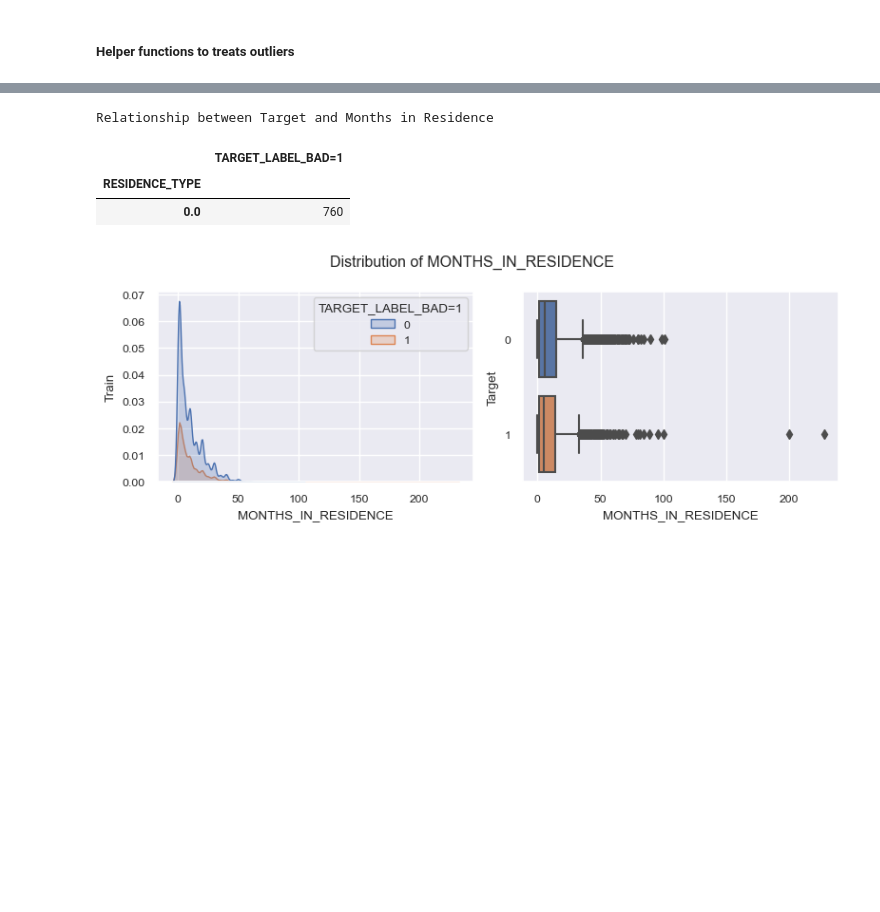
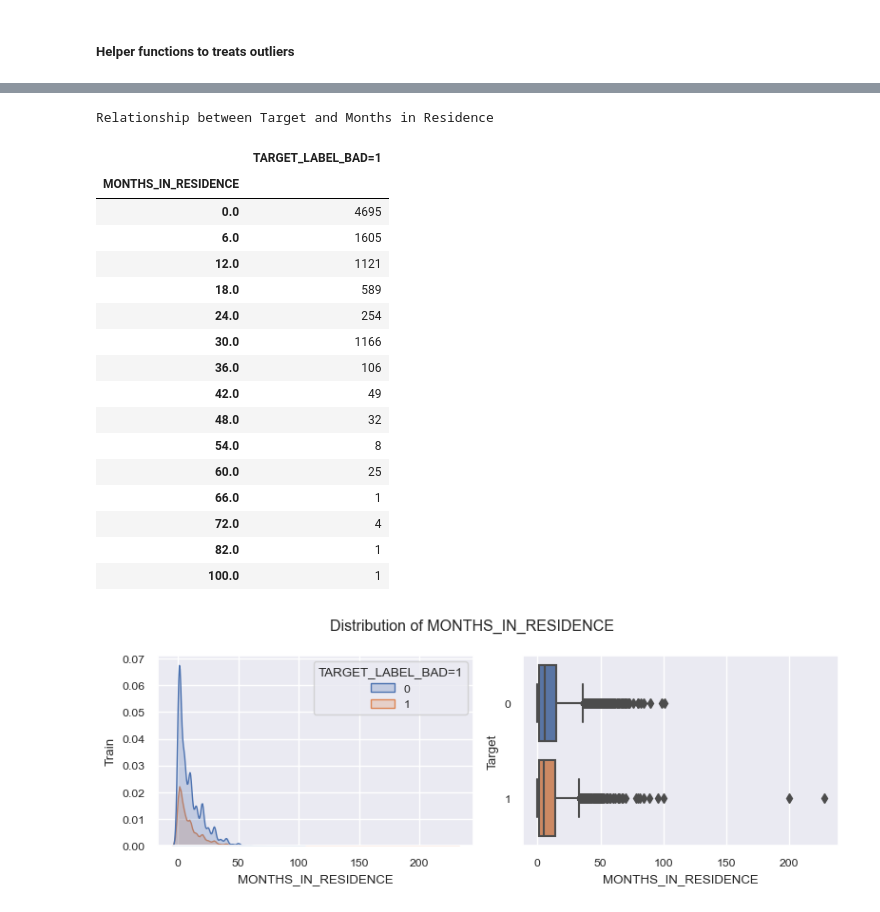
Before and after one commit to tutecode/credit-risk-analysis, a Jupyter notebook: src/notebooks/eda_ml_model_dev_v0.ipynb, the cells around one changed output, grey strips where cells are left out. Cells and saved outputs as stored; diff of their text form; code cells hidden in the pictures; blank space fills up the shorter version.

```diff
--- a/src/notebooks/eda_ml_model_dev_v0.ipynb
+++ b/src/notebooks/eda_ml_model_dev_v0.ipynb
@@ -343,9 +343,8 @@ TARGET_LABEL_BAD=1              2              nan
+# %%
+# clonning data
+app_train_cop, target_col = preprocessing.normalized_data(app_train)
 # %% [markdown]
 ### Cleaning Data
-# %%
-# cloning app_train
-target_col = "TARGET_LABEL_BAD=1"
-app_train_cop = app_train.copy()
 # %% [markdown]
 #### Working on Numerical Data
 # %%
@@ -427,12 +391,0 @@ plot.plot_value_counts(tmp_col, app_train_cop, target_col)
-# %%
-# 'QUANT_DEPENDANTS': summarized, in range [0,1,2,3,4+]
-reload(preprocessing)
-curr_col_name = "QUANT_DEPENDANTS"
-
-# before cleaning
-plot.plotting_distribution(curr_col_name, app_train_cop, target_col)
-
-# numerical changes
-tmp_col = preprocessing.create_tmp_column(curr_col_name, app_train_cop)
-app_train_cop.loc[app_train_cop[curr_col_name] > 4, tmp_col] = 4
-plot.plotting_distribution(tmp_col, app_train_cop, target_col)
@@ -442,22 +391,0 @@ plot.plotting_distribution(tmp_col, app_train_cop, target_col)
-# %%
-# 'RESIDENCE_TYPE': should be categoric, value is maintained because of living zone
-# it doesn't need a numerical change only fill nans
-
-curr_col_name = "RESIDENCE_TYPE"
-tmp_col = curr_col_name + "_tmp"
-
-# impute nans in testing with 0 (it already has a other category)
-imp_const_zero = SimpleImputer(missing_values=np.nan, strategy="constant", fill_value=0)
-app_train_cop[tmp_col] = imp_const_zero.fit_transform(app_train_cop[[curr_col_name]]).ravel()
-
-# before cleaning
-plot.plotting_distribution(tmp_col, app_train_cop, target_col)
-
-# categorical changes
-app_train_cop[tmp_col] = np.where(app_train_cop[curr_col_name] == 1, "owned",
-        np.where(app_train_cop[curr_col_name] == 2, "mortgage",
-        np.where(app_train_cop[curr_col_name] == 3, "rented",
-        # np.where(app_train_cop[curr_col_name] == 4, "parents",
-        np.where(app_train_cop[curr_col_name] == 4, "family", "other"))))
-
-plot.plot_value_counts(tmp_col, app_train_cop, target_col)
@@ -478,12 +487,26 @@ plot.plot_value_counts(tmp_col, app_train_cop, target_col)
 # %%
 # 'MONTHS_IN_RESIDENCE': looking for a relationship between target and this column divided every 6 months
 print("Relationship between Target and Months in Residence")
-app_train_cop[["TARGET_LABEL_BAD=1", curr_col_name]].groupby([curr_col_name]).count()[::6]
+app_train_cop[["TARGET_LABEL_BAD=1", "MONTHS_IN_RESIDENCE"]].groupby(["MONTHS_IN_RESIDENCE"]).count()[::6]
 # %% [output]
 Relationship between Target and Months in Residence
 |  | TARGET_LABEL_BAD=1 |
-| RESIDENCE_TYPE |  |
-| 0.0 | 760 |
+| MONTHS_IN_RESIDENCE |  |
+| 0.0 | 4695 |
+| 6.0 | 1605 |
+| 12.0 | 1121 |
+| 18.0 | 589 |
+| 24.0 | 254 |
+| 30.0 | 1166 |
+| 36.0 | 106 |
+| 42.0 | 49 |
+| 48.0 | 32 |
+| 54.0 | 8 |
+| 60.0 | 25 |
+| 66.0 | 1 |
+| 72.0 | 4 |
+| 82.0 | 1 |
+| 100.0 | 1 |
 # %%
 # 'MONTHS_IN_RESIDENCE': changed to numerical value for scalar dependency
 curr_col_name = "MONTHS_IN_RESIDENCE"
```
Also changed, not shown: parts of 20 cells of this notebook, 3 other files.
